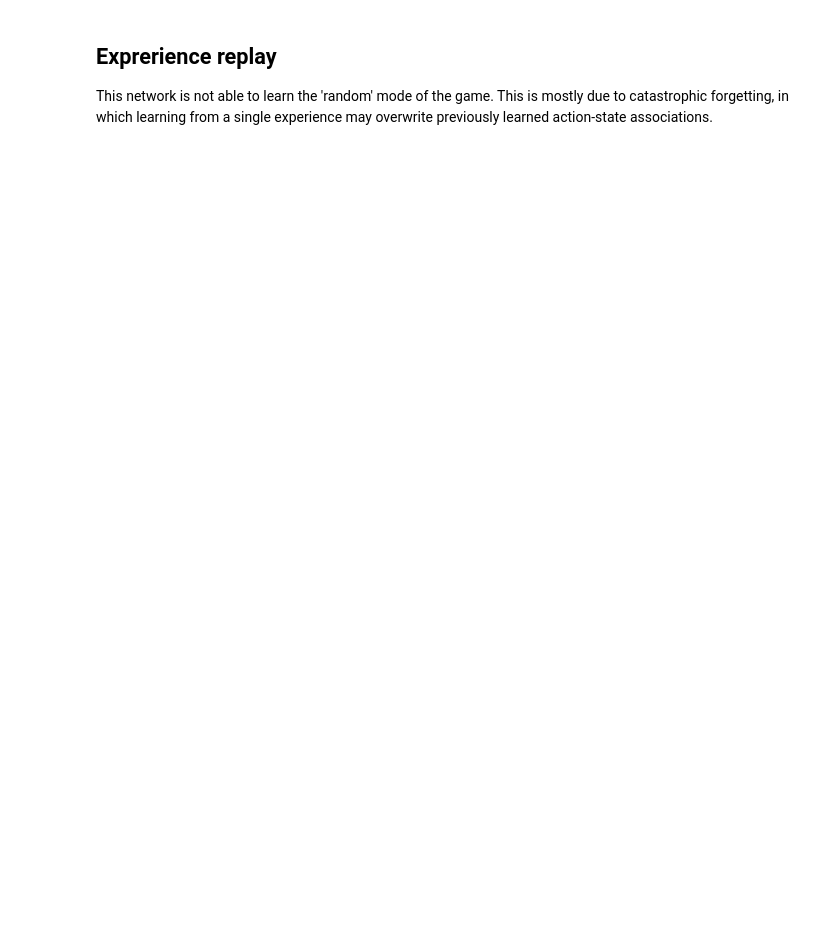
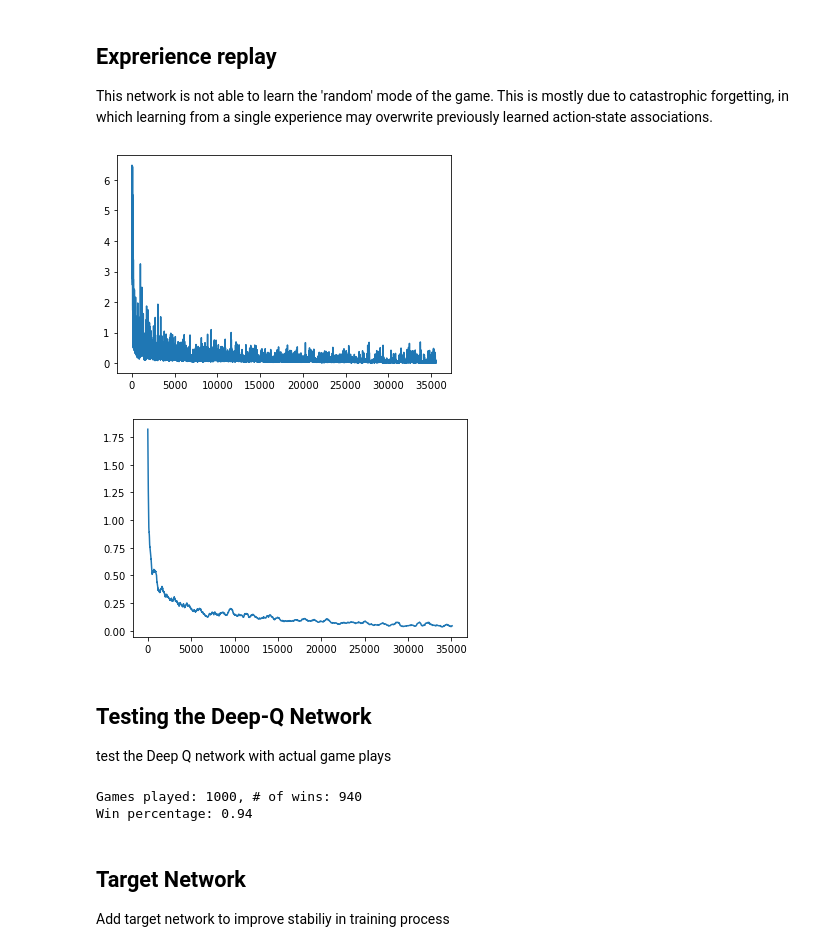
Before and after one commit to mehrdadkashefi/RL_toy_examples, a Jupyter notebook: 3_GridBoard.ipynb, the cells around one changed output. Drawn from its saved outputs; the diff is of its cells as text; code cells hidden in the pictures; blank space fills up the shorter version.

Commit message:
Finished GridBoard with target newwork and experience replay

```diff
--- a/3_GridBoard.ipynb
+++ b/3_GridBoard.ipynb
@@ -95,19 +103,37 @@ plt.show()
 ## Exprerience replay
 This network is not able to learn the 'random' mode of the game. This is mostly due to catastrophic forgetting, in which learning from a single experience may overwrite previously learned action-state associations.
 # %%
+# Define the Q network
+l1 = len(game.board.render_np().flatten())
+l2, l3 = 150, 100
+l4 = game.board.size
+
+gamma = 0.9
+epsilon = 0.9
+learning_rate = 1e-3
+
+model = torch.nn.Sequential(
+torch.nn.Linear(l1, l2),
+torch.nn.ReLU(),
+torch.nn.Linear(l2, l3),
+torch.nn.ReLU(),
+torch.nn.Linear(l3,l4)
+)
+loss_fn = torch.nn.MSELoss()
+optimizer = torch.optim.Adam(model.parameters(), lr=learning_rate)
+
 # Train loop
 epochs = 5000
 mem_size = 1000
 batch_size = 200
 replay = deque(maxlen=mem_size)
 max_moves = 50 # max number of moves before game over
-h = 0
 
 losses = []
 for i in tqdm(range(epochs)):
     game = Gridworld(size=4, mode='random')
     state1_ = game.board.render_np().flatten() \
-             + np.random.rand(1,64)/10.0
+             + np.random.rand(1,64)/100.0
 
     state1 = torch.from_numpy(state1_).float()
     game_on = 1
@@ -125,7 +151,7 @@ for i in tqdm(range(epochs)):
         game.makeMove(action)
         # Get new state and reward to the action made
         state2_ = game.board.render_np().flatten() \
-             + np.random.rand(1,64)/10.0
+             + np.random.rand(1,64)/100.0
         state2 = torch.from_numpy(state2_).float()
         reward = game.reward()
         done = True if reward > 0 else False
@@ -158,12 +184,23 @@ for i in tqdm(range(epochs)):
             optimizer.step()
 
         if reward != -1 or mov > max_moves:
-            status = 0
+            game_on = 0
             mov = 0
+
+    if epsilon > 0.1:
+        epsilon -= (1/epochs)
 
 
 losses = np.array(losses)
 # %%
 smooth_losses = moving_average(losses, w=500)
+plt.plot(losses)
+plt.show()
 plt.plot(smooth_losses)
 plt.show()
+# %% [output]
+[figure, added]
+[figure, added]
+# %% [markdown]
+## Testing the Deep-Q Network
+test the Deep Q network with actual game plays
@@ -169,0 +250,16 @@ plt.show()
+# %%
+max_games = 1000
+wins = 0
+for i in range(max_games):
+    win = test_model(model, mode='random', display=False)
+    if win:
+        wins += 1
+win_perc = float(wins) / float(max_games)
+print("Games played: {0}, # of wins: {1}".format(max_games,wins))
+print("Win percentage: {}".format(win_perc))
+# %% [output]
+Games played: 1000, # of wins: 940
+Win percentage: 0.94
+# %% [markdown]
+## Target Network
+Add target network to improve stabiliy in training process
```
Also changed, not shown: parts of 9 cells of this notebook.
